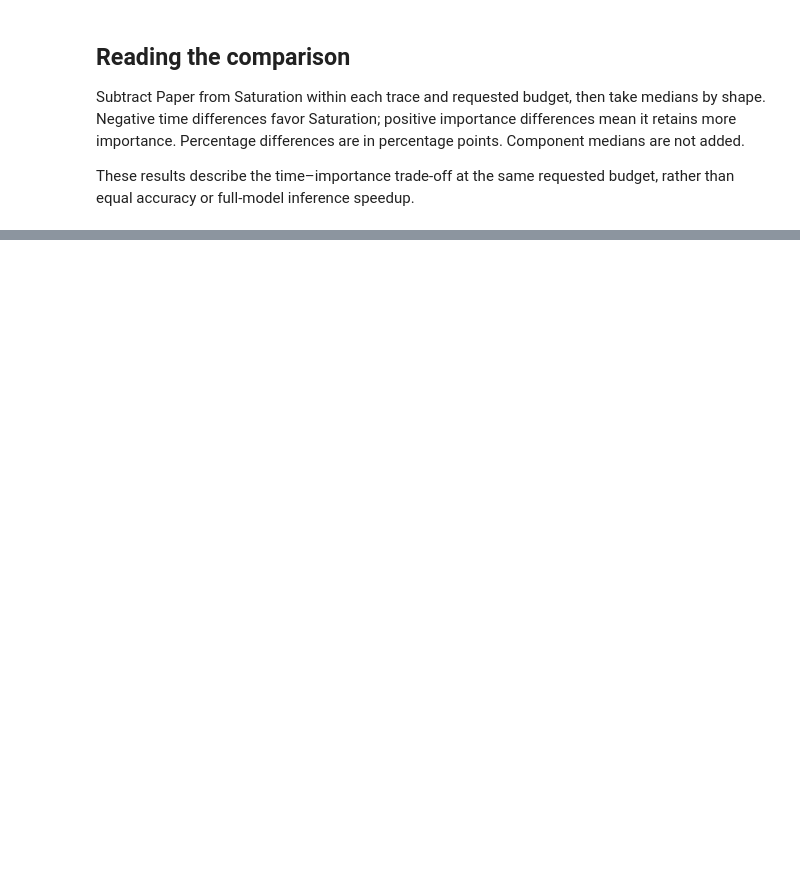
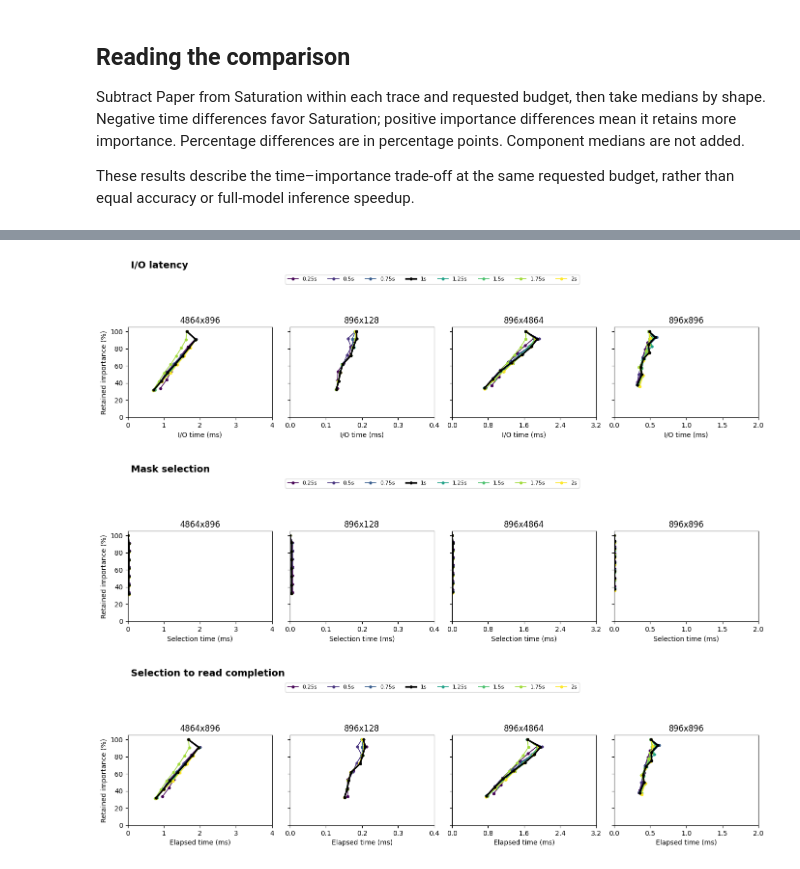
Before and after one commit to yabsed/vlm-in-flash-jupyter, a Jupyter notebook: results/03/03_selection_latency.ipynb, the cells around one changed output, grey strips where cells are left out. Cells and saved outputs as stored; diff of their text form; code cells hidden in the pictures; blank space fills up the shorter version.

```diff
--- a/results/03/03_selection_latency.ipynb
+++ b/results/03/03_selection_latency.ipynb
@@ -311,0 +501,19 @@ Across **1,024** paired trace/budget cases, Paper fills $R$ exactly in **608**;
+# %%
+missing_scales = [a for name, a in SCALE_METHODS.items() if name not in set(cases.method)]
+scale_ready = not missing_scales
+if not scale_ready:
+    display(Markdown("**Tile-scale sweep not yet measured.** Missing scales: "
+        + ", ".join(f"{a:g}s" for a in missing_scales)
+        + ". Set `RUN_BENCHMARK = True` on the CUDA-equipped target to measure all methods together. "
+          "The saved two-method results cannot determine whether another scale is better."))
+else:
+    assert {"tile_scale", "tile_kib"} <= set(frame), "Rerun to record scale and realized width."
+    expected_scales = frame.method.map(SCALE_METHODS)
+    assert frame.tile_scale.fillna(-1).eq(expected_scales.fillna(-1)).all()
+    scaled = cases[cases.method.isin(SCALE_METHODS) & (cases.fraction < 1)].copy()
+    assert not scaled.empty, "Measure at least one budget below N."
+    scaled["scale"] = scaled.method.map(SCALE_METHODS)
+    baseline = scaled[scaled.scale == 1].set_index(keys)[values]
+    scaled = scaled.join(baseline, on=keys, rsuffix="_s", validate="many_to_one")
+    for metric in values:
+        scaled[f"delta_{metric}"] = scaled[metric] - scaled[f"{metric}_s"]
@@ -311,0 +553,13 @@ Across **1,024** paired trace/budget cases, Paper fills $R$ exactly in **608**;
+# %%
+if scale_ready:
+    scale_points = all_points[all_points.method.isin(SCALE_METHODS)]
+    pd.testing.assert_frame_equal(points[points.method == TILE], scale_points[scale_points.method == TILE])
+    colors = plt.get_cmap("viridis")(np.linspace(0, 1, len(SCALE_METHODS)))
+    styles = {name: dict(label=f"{a:g}s", color=color, linewidth=1.2)
+              for (name, a), color in zip(SCALE_METHODS.items(), colors)}
+    styles[TILE].update(color="black", linewidth=2.4, zorder=3)
+    plot_tradeoffs(scale_points, styles)
+# %% [output]
+[figure, added]
+[figure, added]
+[figure, added]
```
Also changed, not shown: parts of 52 cells of this notebook, 2 other files.
